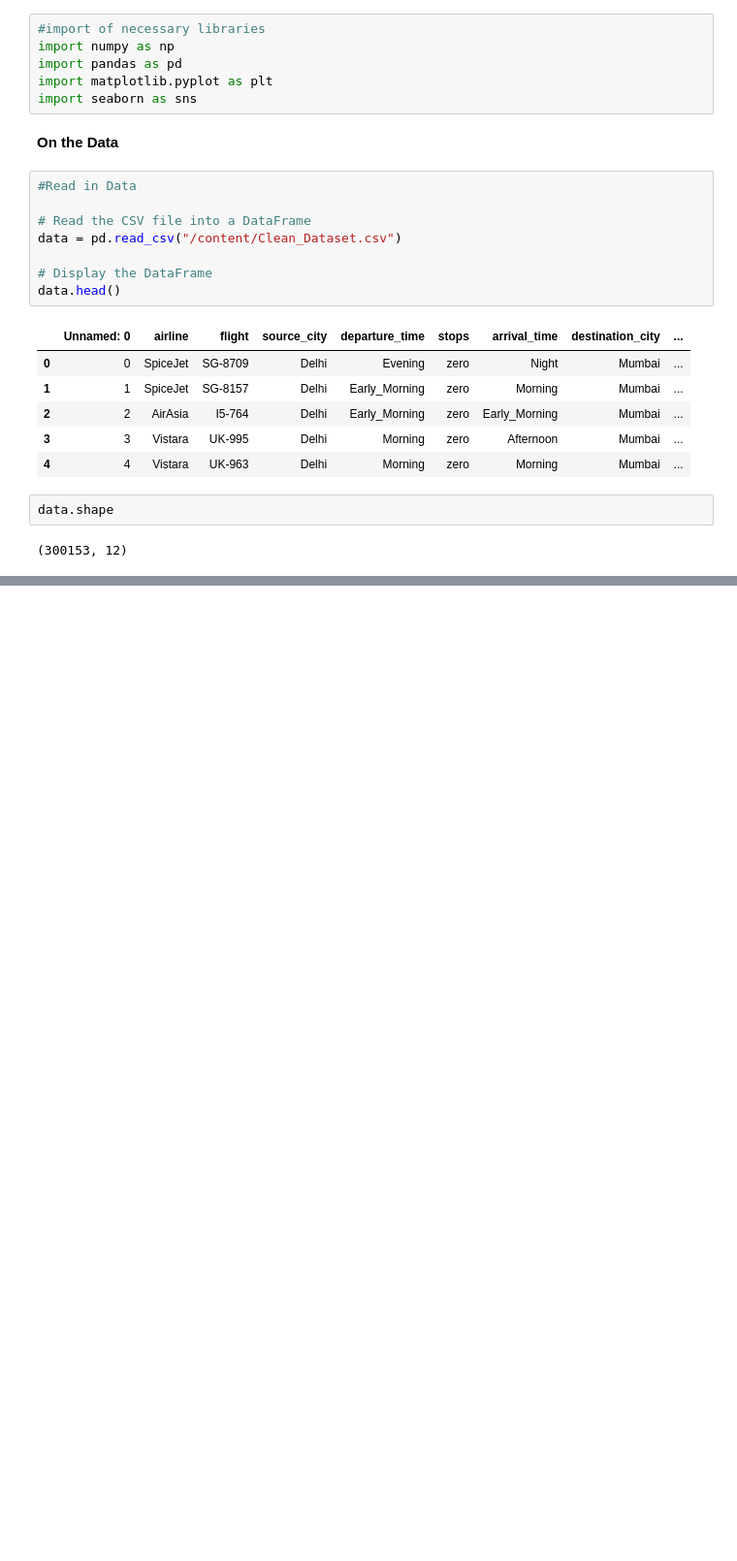
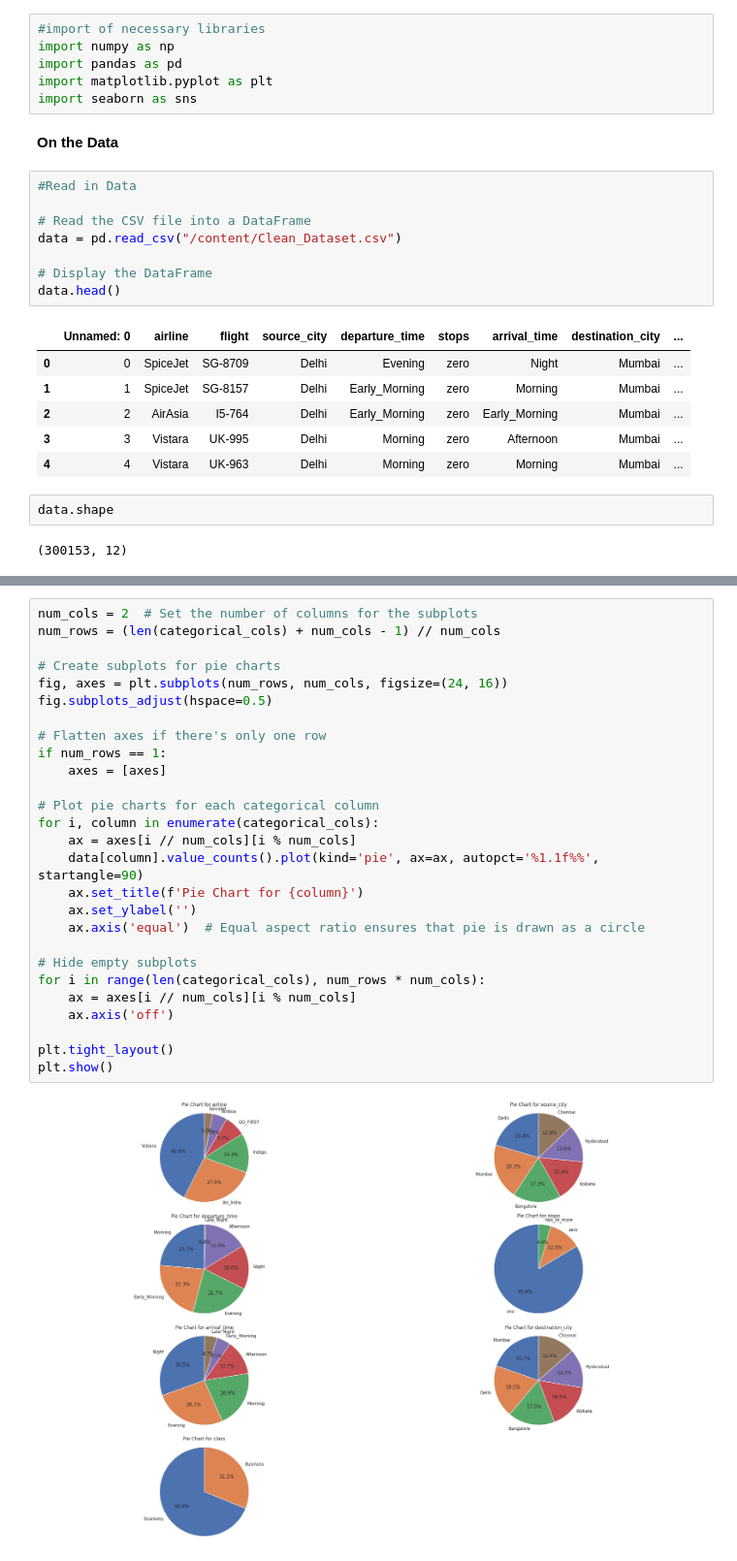
Before and after one commit to ZakariaSoukrat/SkyForcasters, a Jupyter notebook: Projet_AAA_.ipynb, the cells around one changed output, grey strips where cells are left out. Shown at 97% size. Saved outputs shown, nothing was run; the diff lists cells and outputs as text; blank space fills up the shorter version.

```diff
--- a/Projet_AAA_.ipynb
+++ b/Projet_AAA_.ipynb
@@ -102,0 +146,29 @@ ParserError: ignored
+# %%
+num_cols = 2  # Set the number of columns for the subplots
+num_rows = (len(categorical_cols) + num_cols - 1) // num_cols
+
+# Create subplots for pie charts
+fig, axes = plt.subplots(num_rows, num_cols, figsize=(24, 16))
+fig.subplots_adjust(hspace=0.5)
+
+# Flatten axes if there's only one row
+if num_rows == 1:
+    axes = [axes]
+
+# Plot pie charts for each categorical column
+for i, column in enumerate(categorical_cols):
+    ax = axes[i // num_cols][i % num_cols]
+    data[column].value_counts().plot(kind='pie', ax=ax, autopct='%1.1f%%', startangle=90)
+    ax.set_title(f'Pie Chart for {column}')
+    ax.set_ylabel('')
+    ax.axis('equal')  # Equal aspect ratio ensures that pie is drawn as a circle
+
+# Hide empty subplots
+for i in range(len(categorical_cols), num_rows * num_cols):
+    ax = axes[i // num_cols][i % num_cols]
+    ax.axis('off')
+
+plt.tight_layout()
+plt.show()
+# %% [output]
+[figure, added]
```
Also changed, not shown: parts of 20 cells of this notebook.
